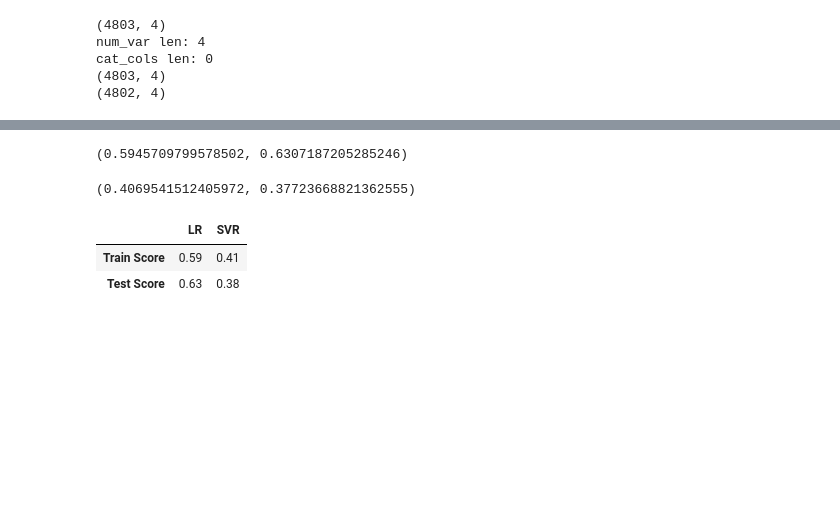
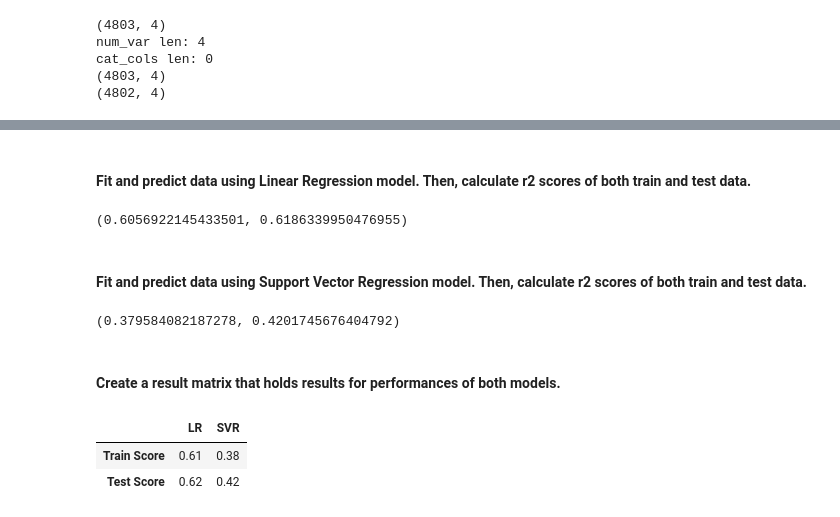
Before and after one commit to denizcanyldrm/movie-database-analysis, a Jupyter notebook: tdb_movie_analysis.ipynb, the cells around one changed output, grey strips where cells are left out. Cells and saved outputs as stored; diff of their text form; code cells hidden in the pictures; blank space fills up the shorter version.

```diff
--- a/tdb_movie_analysis.ipynb
+++ b/tdb_movie_analysis.ipynb
@@ -6,2 +13,3 @@ import helper as h
 # %%
-movies_df = pd.read_csv('./tmdb_5000_movies.csv')
+movies_df = h.read_data('./tmdb_5000_movies.csv')
+movies_df.head()
@@ -86,7 +120,4 @@ fig_va.savefig('hist_vote_average.png')
 # %%
 # get keyword counts for each movie
-keyword_counts_list = []
-for i in range(len(movies_df['keywords'])):
-    keyword_counts_list.append(movies_df['keywords'][i].count('id'))
-
+keyword_counts_list = h.get_keyword_counts(movies_df)
 movies_df['keywords'] = keyword_counts_list
@@ -100,6 +155,3 @@ h_map_2
 # %% [output]
 <AxesSubplot:>
 [figure]
-# %%
-# shuffle dataset
-movies_df = movies_df.sample(frac = 1)
@@ -122,6 +192,8 @@ X = h.scale_data(X)
 # %%
 # split data
 X_train, X_test, y_train, y_test = h.split_train_test(X, y)
+# %% [markdown]
+#### Fit and predict data using Linear Regression model. Then, calculate r2 scores of both train and test data.
 # %%
 # fit data for Linear Regression and get r2 scores
 linear_model = h.fit_data_linear(X_train, y_train)
@@ -129,7 +201,9 @@ test_score_linear = h.predict_get_score_data(X_test, y_test, linear_model)
 train_score_linear = h.predict_get_score_data(X_train, y_train, linear_model)
 train_score_linear, test_score_linear
 # %% [output]
-(0.5945709799578502, 0.6307187205285246)
+(0.6056922145433501, 0.6186339950476955)
+# %% [markdown]
+#### Fit and predict data using Support Vector Regression model. Then, calculate r2 scores of both train and test data.
 # %%
 # fit data for Support Vector Regression and get r2 scores
 svm_model = h.fit_data_svm(X_train, y_train)
@@ -137,15 +211,15 @@ test_score_svm = h.predict_get_score_data(X_test, y_test, svm_model)
 train_score_svm = h.predict_get_score_data(X_train, y_train, svm_model)
 train_score_svm, test_score_svm
 # %% [output]
-(0.4069541512405972, 0.37723668821362555)
+(0.379584082187278, 0.4201745676404792)
+# %% [markdown]
+#### Create a result matrix that holds results for performances of both models.
 # %%
-# form a dataframe for holding prediction score
-index = ['Train Score', 'Test Score']
-pd.options.display.float_format = '{:,.2f}'.format
-result_matrix = pd.DataFrame([[train_score_linear, train_score_svm], [test_score_linear, test_score_svm]],
-                  columns=['LR', 'SVR'], index=index)
+# form a dataframe for holding prediction scores
+result_matrix = h.create_prediction_result_matrix(train_score_linear, train_score_svm,
+                                                  test_score_linear, test_score_svm)
 result_matrix
 # %% [output]
 |  | LR | SVR |
-| Train Score | 0.59 | 0.41 |
-| Test Score | 0.63 | 0.38 |
+| Train Score | 0.61 | 0.38 |
+| Test Score | 0.62 | 0.42 |
```
Also changed, not shown: parts of 27 cells of this notebook.
